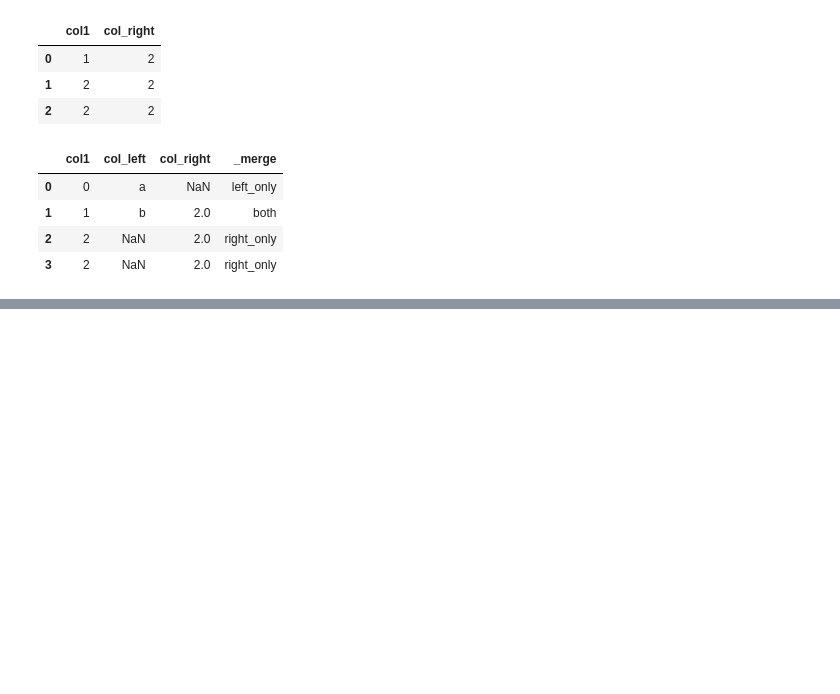
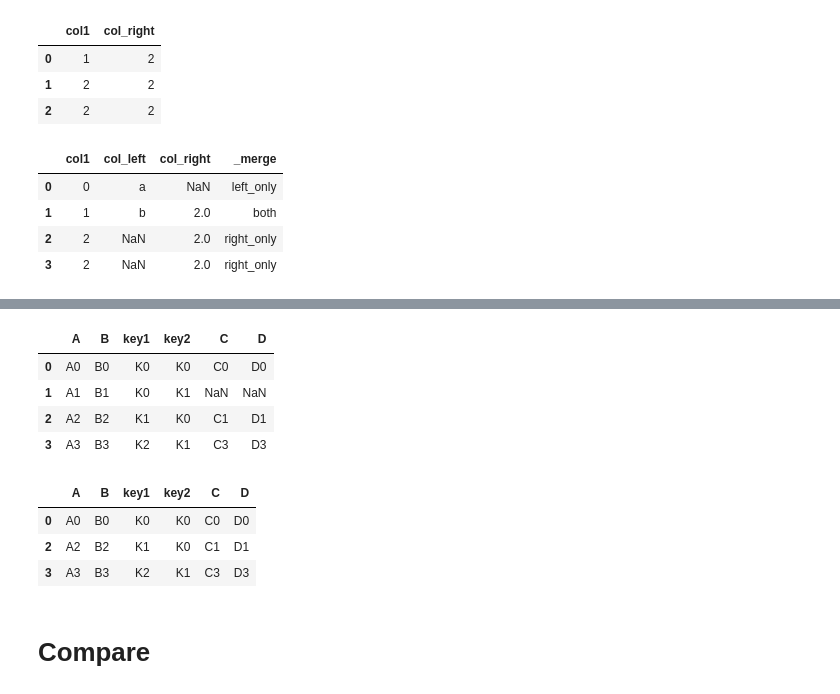
Before and after one commit to guamoshtli/Pandas, a Jupyter notebook: merge-join.ipynb, the cells around one changed output, grey strips where cells are left out. Drawn from its saved outputs; the diff is of its cells as text; code cells hidden in the pictures; blank space fills up the shorter version.

Commit message:
Join, Compare

```diff
--- a/merge-join.ipynb
+++ b/merge-join.ipynb
@@ -478,0 +602,10 @@ pd.merge(df1, df2, on="col1", how="outer", indicator=True)
+# %%
+left = pd.DataFrame(
+    {
+        "A": ["A0", "A1", "A2", "A3"],
+        "B": ["B0", "B1", "B2", "B3"],
+        "key1": ["K0", "K0", "K1", "K2"],
+        "key2": ["K0", "K1", "K0", "K1"],
+    }
+)
+left
@@ -478,0 +618,9 @@ pd.merge(df1, df2, on="col1", how="outer", indicator=True)
+# %%
+index = pd.MultiIndex.from_tuples(
+    [("K0", "K0"), ("K1", "K0"), ("K2", "K0"), ("K2", "K1")]
+)
+# %%
+right = pd.DataFrame(
+    {"C": ["C0", "C1", "C2", "C3"], "D": ["D0", "D1", "D2", "D3"]}, index=index
+)
+right
@@ -478,0 +633,19 @@ pd.merge(df1, df2, on="col1", how="outer", indicator=True)
+# %%
+result = left.join(right, on=["key1", "key2"])
+result
+# %% [output]
+|  | A | B | key1 | key2 | C | D |
+| 0 | A0 | B0 | K0 | K0 | C0 | D0 |
+| 1 | A1 | B1 | K0 | K1 | NaN | NaN |
+| 2 | A2 | B2 | K1 | K0 | C1 | D1 |
+| 3 | A3 | B3 | K2 | K1 | C3 | D3 |
+# %%
+result = left.join(right, on=["key1", "key2"], how="inner")
+result
+# %% [output]
+|  | A | B | key1 | key2 | C | D |
+| 0 | A0 | B0 | K0 | K0 | C0 | D0 |
+| 2 | A2 | B2 | K1 | K0 | C1 | D1 |
+| 3 | A3 | B3 | K2 | K1 | C3 | D3 |
+# %% [markdown]
+#  Compare
```
Also changed, not shown: parts of 21 cells of this notebook.
